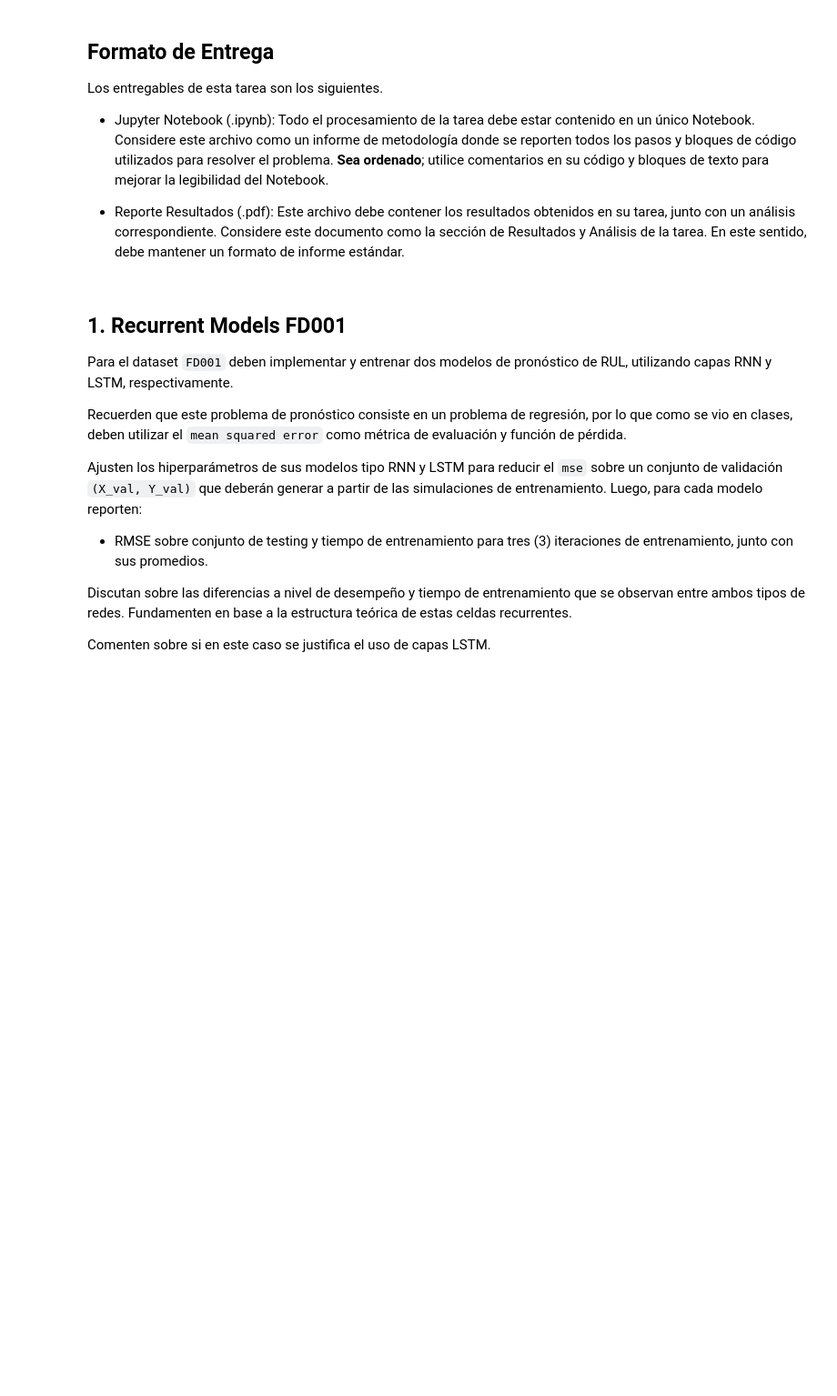
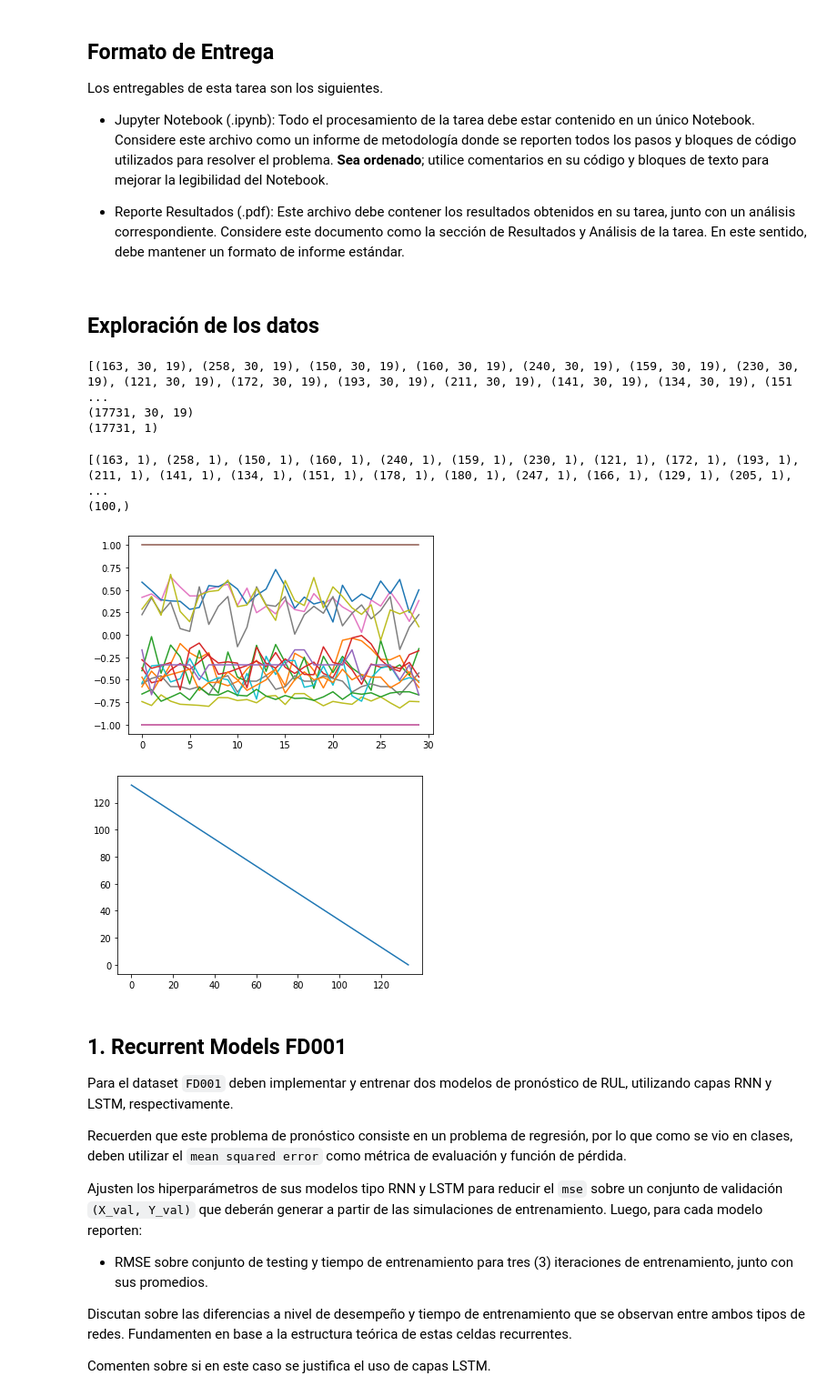
Before and after one commit to MartinVIllesca/ME7260-Aprendizaje-Profundo-en-Diagnostico-y-Pronostico-de-Fallas, a Jupyter notebook: t3/tarea_03.ipynb, the cells around one changed output. Shown at 91% size. Drawn from its saved outputs; the diff is of its cells as text; code cells hidden in the pictures; blank space fills up the shorter version.

```diff
--- a/t3/tarea_03.ipynb
+++ b/t3/tarea_03.ipynb
@@ -70,6 +72,9 @@ dataset = np.load('/content/datasets/CMAPSS_FD001_raw.npz', allow_pickle=True)
 
 # sacar conjunto X_train
 X_train = dataset['X_train']
+Y_train = dataset['Y_train']
+X_test = dataset['X_test']
+Y_test = dataset['Y_test']
 
 # print npz keys
 print( list( dataset.keys() ) )
@@ -80,3 +87,5 @@ Los entregables de esta tarea son los siguientes.
 - Jupyter Notebook (.ipynb): Todo el procesamiento de la tarea debe estar contenido en un único Notebook. Considere este archivo como un informe de metodología donde se reporten todos los pasos y bloques de código utilizados para resolver el problema. **Sea ordenado**; utilice comentarios en su código y bloques de texto para mejorar la legibilidad del Notebook.
 
 - Reporte Resultados (.pdf): Este archivo debe contener los resultados obtenidos en su tarea, junto con un análisis correspondiente. Considere este documento como la sección de Resultados y Análisis de la tarea. En este sentido, debe mantener un formato de informe estándar.
+# %% [markdown]
+## Exploración de los datos
@@ -83,3 +95,37 @@ Los entregables de esta tarea son los siguientes.
+# %%
+# forma de las simulaciones
+print([x.shape for x in X_train])
+
+# se stackean las simulaciones de entrenamiento
+X_train_ = np.vstack(X_train)
+Y_train_ = np.vstack(Y_train)
+print(X_train_.shape)
+print(Y_train_.shape)
+# %% [output]
+[(163, 30, 19), (258, 30, 19), (150, 30, 19), (160, 30, 19), (240, 30, 19), (159, 30, 19), (230, 30, 19), (121, 30, 19), (172, 30, 19), (193, 30, 19), (211, 30, 19), (141, 30, 19), (134, 30, 19), (151 ...
+(17731, 30, 19)
+(17731, 1)
+# %%
+print([y.shape for y in Y_train])
+print(Y_train.shape)
+# %% [output]
+[(163, 1), (258, 1), (150, 1), (160, 1), (240, 1), (159, 1), (230, 1), (121, 1), (172, 1), (193, 1), (211, 1), (141, 1), (134, 1), (151, 1), (178, 1), (180, 1), (247, 1), (166, 1), (129, 1), (205, 1), ...
+(100,)
+# %%
+# escalar los datos
+scaler = MinMaxScaler(feature_range=(-1,1))
+x = scaler.fit_transform(X_train_.reshape(-1,19))
+X_train_ = x.reshape(-1,30,19)
+
+# plotear una simulacion
+n = 28
+plt.plot(X_train_[n])
+plt.show()
+plt.plot(Y_train[n])
+plt.show()
+# %% [output]
+[figure, added]
+[figure, added]
 # %% [markdown]
 ## 1. Recurrent Models FD001
 
```
Also changed, not shown: parts of 4 cells of this notebook.
